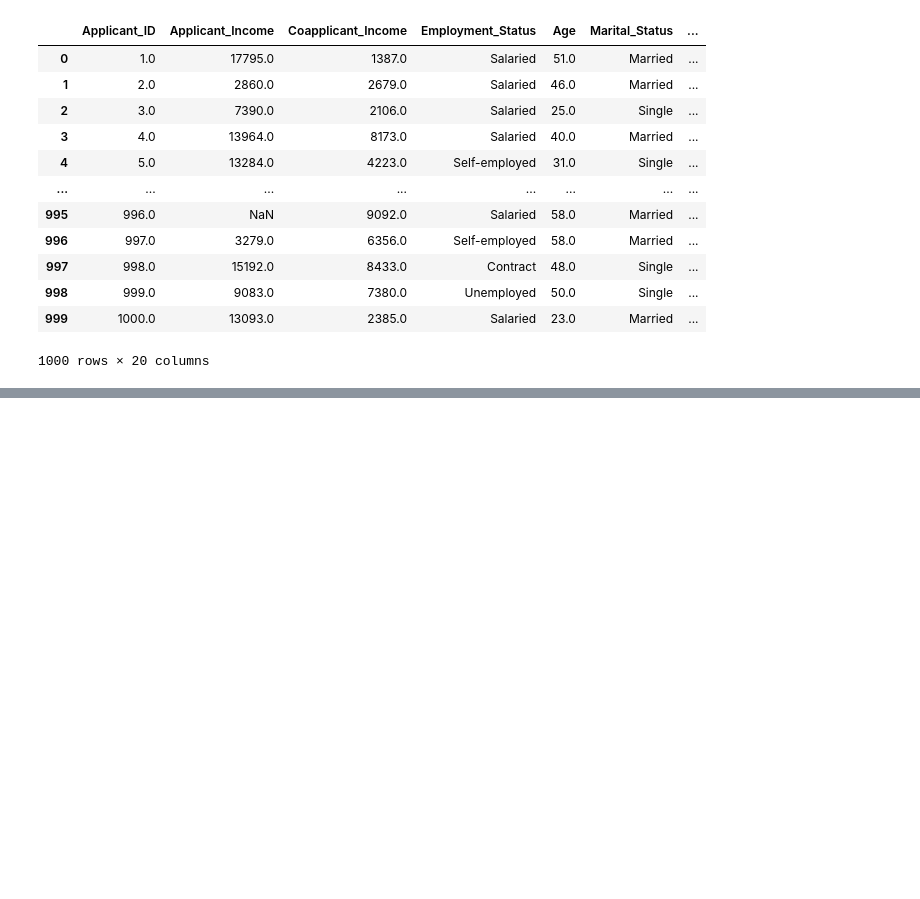
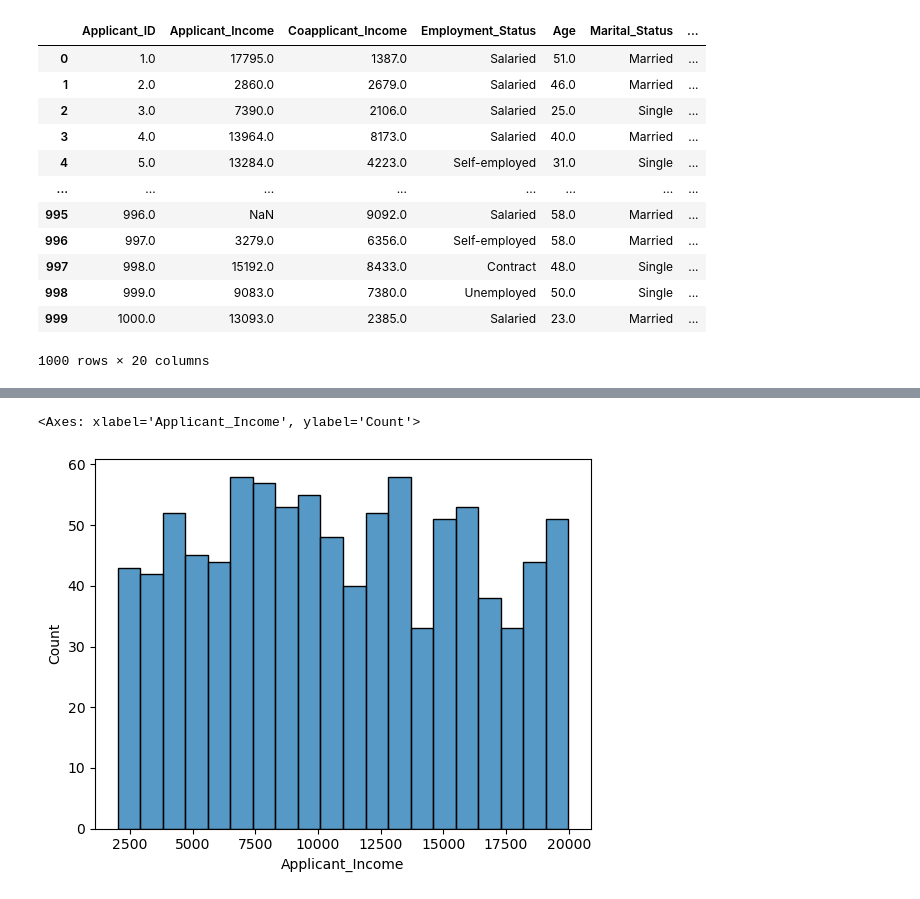
Before and after one commit to Ferdous-M/AI-ML, a Jupyter notebook: minor project 1/credit wise loan system/project.ipynb, the cells around one changed output, grey strips where cells are left out. Cells and saved outputs as stored; diff of their text form; code cells hidden in the pictures; blank space fills up the shorter version.

```diff
--- a/minor project 1/credit wise loan system/project.ipynb
+++ b/minor project 1/credit wise loan system/project.ipynb
@@ -31,0 +84,11 @@ df.describe()
+# %%
+# analyze income
+
+sns.histplot(
+    data = df,
+    x = "Applicant_Income",
+    bins=20
+)
+# %% [output]
+<Axes: xlabel='Applicant_Income', ylabel='Count'>
+[figure, added]
```
Also changed, not shown: parts of 9 cells of this notebook, 1 other file.
